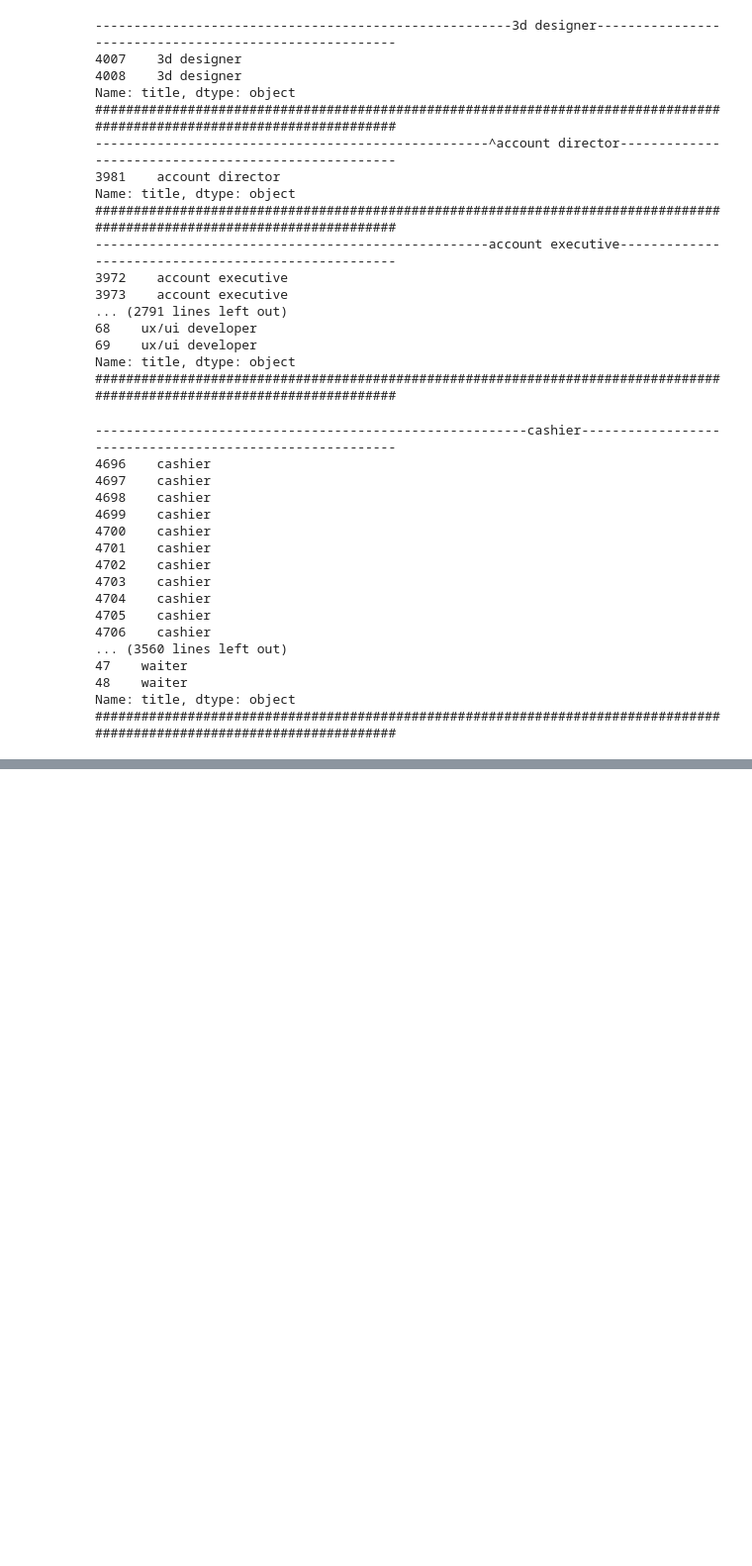
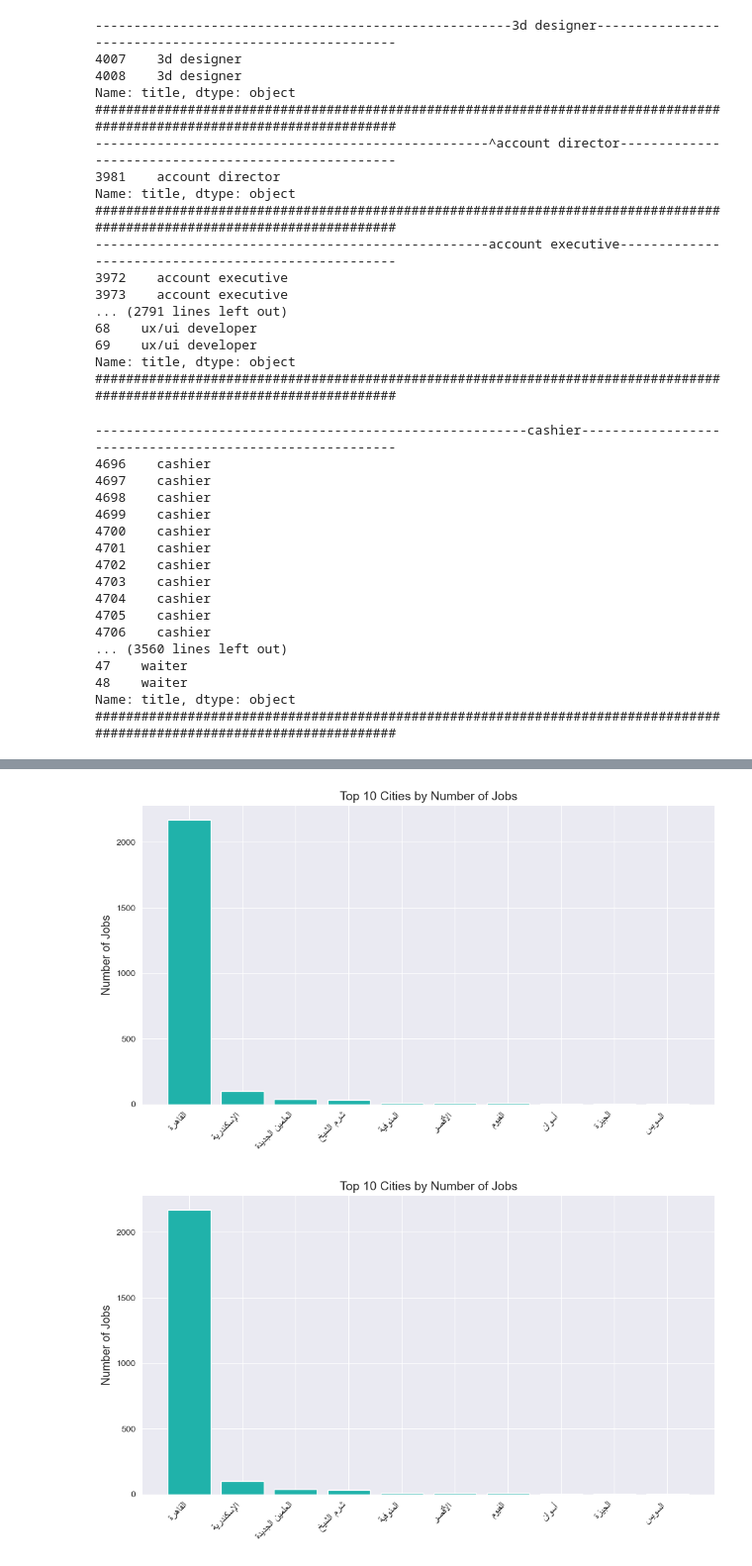
Before and after one commit to DataMentes/Job-Market-Insights-analysis, a Jupyter notebook: final_note_book.ipynb, the cells around one changed output, grey strips where cells are left out. Shown at 99% size. Drawn from its saved outputs; the diff is of its cells as text; code cells hidden in the pictures; blank space fills up the shorter version.

```diff
--- a/final_note_book.ipynb
+++ b/final_note_book.ipynb
@@ -1426,0 +1430,4 @@ conn.close()
+# %%
+conn = sqlite3.connect('database.db')
+df_egy = pd.read_sql('SELECT * FROM EGYPT', conn)
+df_saudi = pd.read_sql('SELECT * FROM [saudi-arabia]', conn)
@@ -1426,0 +1626,7 @@ conn.close()
+# %%
+job_distribution_by_city(df_egy[df_egy['city'] != 'Unknown'],
+                                                    plot_name="job_distribution_by_city_egypt", folder='egypt',
+                                                    top_n=10, save=False)
+# %% [output]
+[figure, added]
+[figure, added]
```
Also changed, not shown: parts of 49 cells of this notebook, 1 other file.
